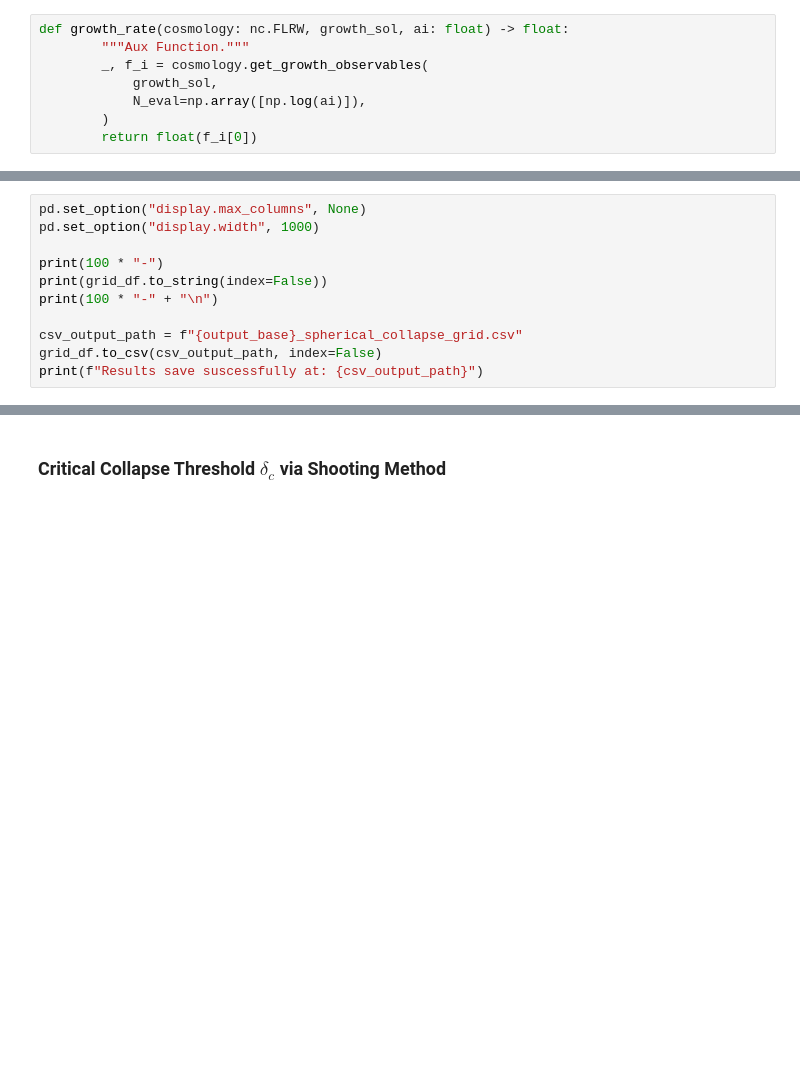
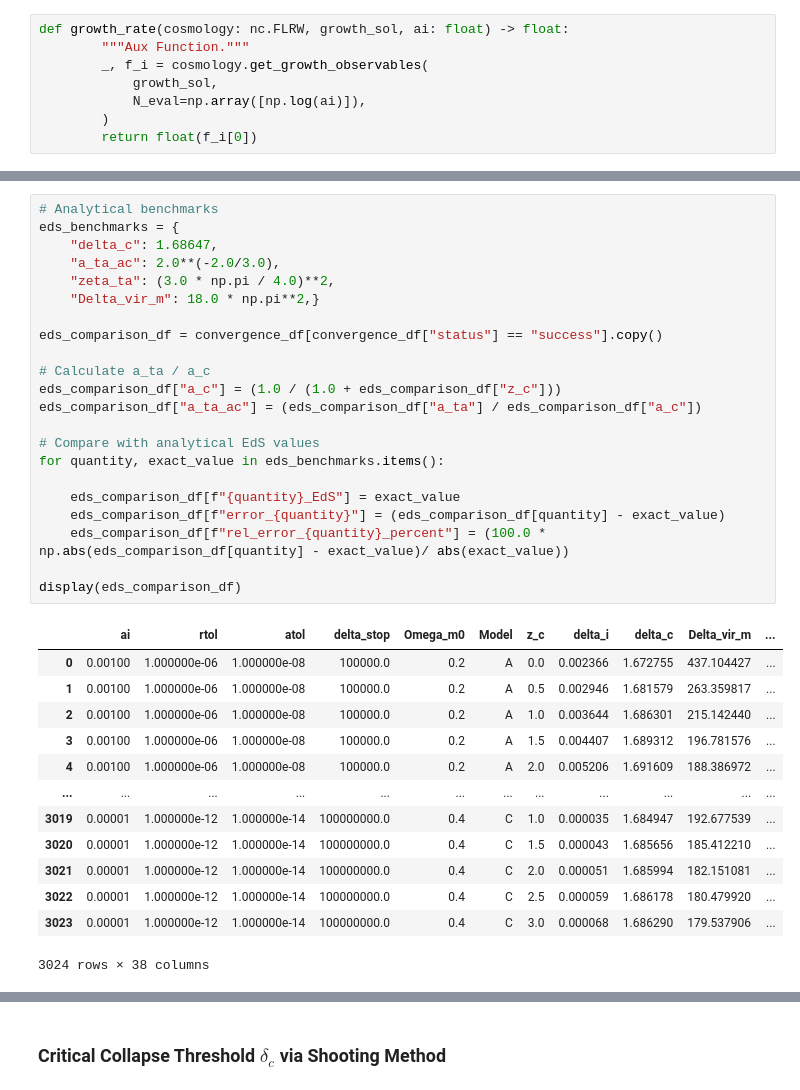
Before and after one commit to Alexx-Sanderr/2026_Numerical_Cosmology_I, a Jupyter notebook: EP_II/analysis/analysis_spherical_collapse.ipynb, the cells around one changed output, grey strips where cells are left out. Saved outputs shown, nothing was run; the diff lists cells and outputs as text; blank space fills up the shorter version.

```diff
--- a/EP_II/analysis/analysis_spherical_collapse.ipynb
+++ b/EP_II/analysis/analysis_spherical_collapse.ipynb
@@ -301,11 +234,0 @@ grid_df = pd.DataFrame(grid_results)
-# %%
-pd.set_option("display.max_columns", None)
-pd.set_option("display.width", 1000)
-
-print(100 * "-")
-print(grid_df.to_string(index=False))
-print(100 * "-" + "\n")
-
-csv_output_path = f"{output_base}_spherical_collapse_grid.csv"
-grid_df.to_csv(csv_output_path, index=False)
-print(f"Results save suscessfully at: {csv_output_path}")
@@ -398,0 +702,36 @@ plt.show()
+# %%
+# Analytical benchmarks
+eds_benchmarks = {
+    "delta_c": 1.68647,
+    "a_ta_ac": 2.0**(-2.0/3.0),
+    "zeta_ta": (3.0 * np.pi / 4.0)**2,
+    "Delta_vir_m": 18.0 * np.pi**2,}
+
+eds_comparison_df = convergence_df[convergence_df["status"] == "success"].copy()
+
+# Calculate a_ta / a_c
+eds_comparison_df["a_c"] = (1.0 / (1.0 + eds_comparison_df["z_c"]))
+eds_comparison_df["a_ta_ac"] = (eds_comparison_df["a_ta"] / eds_comparison_df["a_c"])
+
+# Compare with analytical EdS values
+for quantity, exact_value in eds_benchmarks.items():
+
+    eds_comparison_df[f"{quantity}_EdS"] = exact_value
+    eds_comparison_df[f"error_{quantity}"] = (eds_comparison_df[quantity] - exact_value)
+    eds_comparison_df[f"rel_error_{quantity}_percent"] = (100.0 * np.abs(eds_comparison_df[quantity] - exact_value)/ abs(exact_value))
+
+display(eds_comparison_df)
+# %% [output]
+|  | ai | rtol | atol | delta_stop | Omega_m0 | Model | z_c | delta_i | delta_c | Delta_vir_m | ... |
+| 0 | 0.00100 | 1.000000e-06 | 1.000000e-08 | 100000.0 | 0.2 | A | 0.0 | 0.002366 | 1.672755 | 437.104427 | ... |
+| 1 | 0.00100 | 1.000000e-06 | 1.000000e-08 | 100000.0 | 0.2 | A | 0.5 | 0.002946 | 1.681579 | 263.359817 | ... |
+| 2 | 0.00100 | 1.000000e-06 | 1.000000e-08 | 100000.0 | 0.2 | A | 1.0 | 0.003644 | 1.686301 | 215.142440 | ... |
+| 3 | 0.00100 | 1.000000e-06 | 1.000000e-08 | 100000.0 | 0.2 | A | 1.5 | 0.004407 | 1.689312 | 196.781576 | ... |
+| 4 | 0.00100 | 1.000000e-06 | 1.000000e-08 | 100000.0 | 0.2 | A | 2.0 | 0.005206 | 1.691609 | 188.386972 | ... |
+| ... | ... | ... | ... | ... | ... | ... | ... | ... | ... | ... | ... |
+| 3019 | 0.00001 | 1.000000e-12 | 1.000000e-14 | 100000000.0 | 0.4 | C | 1.0 | 0.000035 | 1.684947 | 192.677539 | ... |
+| 3020 | 0.00001 | 1.000000e-12 | 1.000000e-14 | 100000000.0 | 0.4 | C | 1.5 | 0.000043 | 1.685656 | 185.412210 | ... |
+| 3021 | 0.00001 | 1.000000e-12 | 1.000000e-14 | 100000000.0 | 0.4 | C | 2.0 | 0.000051 | 1.685994 | 182.151081 | ... |
+| 3022 | 0.00001 | 1.000000e-12 | 1.000000e-14 | 100000000.0 | 0.4 | C | 2.5 | 0.000059 | 1.686178 | 180.479920 | ... |
+| 3023 | 0.00001 | 1.000000e-12 | 1.000000e-14 | 100000000.0 | 0.4 | C | 3.0 | 0.000068 | 1.686290 | 179.537906 | ... |
+3024 rows × 38 columns
```
Also changed, not shown: parts of 28 cells of this notebook, 5 other files.
